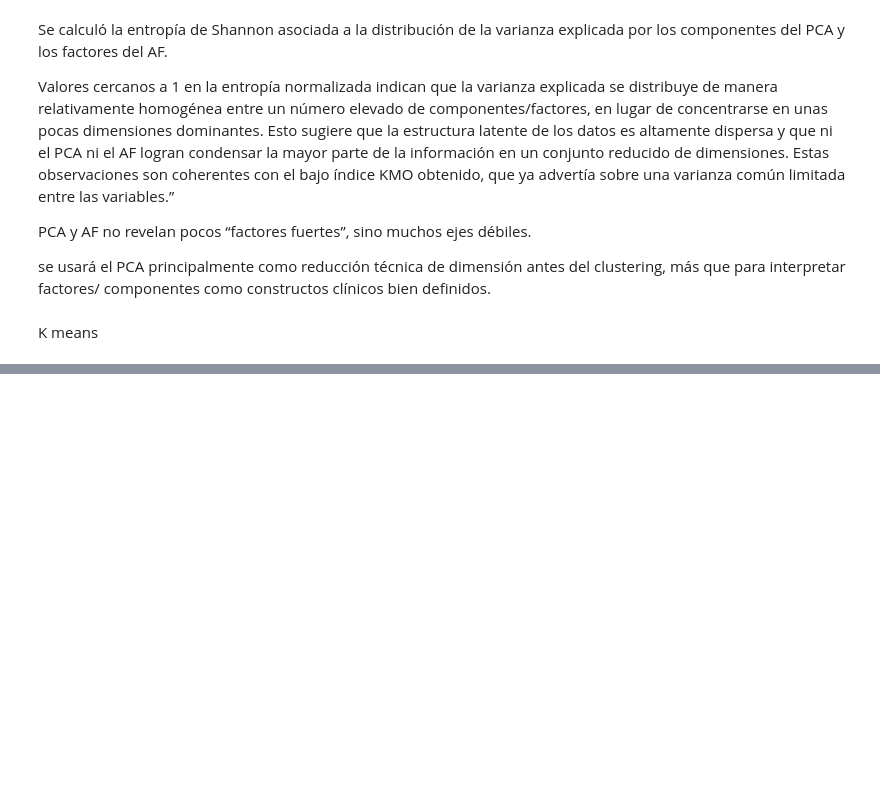
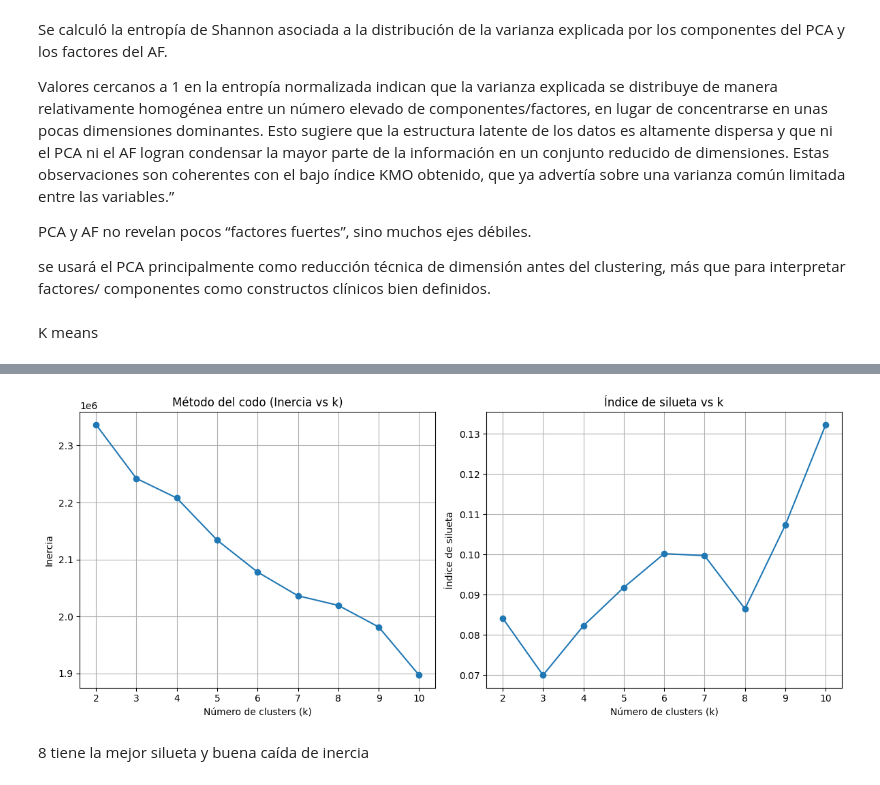
Before and after one commit to kerenslendyrc/Estadistica, a Jupyter notebook: Edpractica1.ipynb, the cells around one changed output, grey strips where cells are left out. Saved outputs shown, nothing was run; the diff lists cells and outputs as text; code cells hidden in the pictures; blank space fills up the shorter version.

```diff
--- a/Edpractica1.ipynb
+++ b/Edpractica1.ipynb
@@ -1057,0 +1077,72 @@ K means
+# %%
+from sklearn.cluster import KMeans
+from sklearn.metrics import silhouette_score
+import matplotlib.pyplot as plt
+
+# ------------------------------------------------------------------
+# 1) Escogemos con qué matriz trabajar para elegir k
+#    Usamos la muestra proyectada en PCA (más ligera).
+# ------------------------------------------------------------------
+X_clust = X_pca_sample
+
+# Si quieres, podrías usar X_pca_full, pero será más pesado.
+print("Shape de X_clust (para búsqueda de k):", X_clust.shape)
+
+# ------------------------------------------------------------------
+# 2) Rango de k a evaluar
+# ------------------------------------------------------------------
+k_values = range(2, 11)  # k = 2,3,...,10  (ajusta si quieres)
+inertias = []
+silhouettes = []
+
+# Para el cálculo de silueta, usamos una submuestra si hay demasiadas filas
+max_muestras_silhouette = 20000
+n_muestras_silhouette = min(max_muestras_silhouette, X_clust.shape[0])
+idx_sil = np.random.choice(X_clust.shape[0], size=n_muestras_silhouette, replace=False)
+X_sil = X_clust[idx_sil]
+
+for k in k_values:
+    print(f"Entrenando KMeans con k = {k}...")
+    kmeans = KMeans(
+        n_clusters=k,
+        init="k-means++",
+        n_init=10,       # número de inicializaciones diferentes
+        max_iter=300,
+        random_state=0
+    )
+
+    labels = kmeans.fit_predict(X_clust)
+
+    # Inercia (suma de cuadrados intra-cluster)
+    inertia_k = kmeans.inertia_
+    inertias.append(inertia_k)
+
+    # Silueta (usamos la submuestra para que no explote el tiempo)
+    labels_sil = labels[idx_sil]
+    sil_k = silhouette_score(X_sil, labels_sil, metric="euclidean")
+    silhouettes.append(sil_k)
+
+    print(f"   Inercia: {inertia_k:.2f} | Silueta: {sil_k:.4f}")
+
+# ------------------------------------------------------------------
+# 3) Gráficas: Método del codo + índice de silueta
+# ------------------------------------------------------------------
+plt.figure(figsize=(12, 5))
+
+plt.subplot(1, 2, 1)
+plt.plot(list(k_values), inertias, marker="o")
+plt.xlabel("Número de clusters (k)")
+plt.ylabel("Inercia")
+plt.title("Método del codo (Inercia vs k)")
+plt.grid(True)
+
+plt.subplot(1, 2, 2)
+plt.plot(list(k_values), silhouettes, marker="o")
+plt.xlabel("Número de clusters (k)")
+plt.ylabel("Índice de silueta")
+plt.title("Índice de silueta vs k")
+plt.grid(True)
+
+plt.tight_layout()
+plt.show()
+# %% [output]
@@ -1057,0 +1168,3 @@ K means
+[figure, added]
+# %% [markdown]
+8 tiene la mejor silueta y buena caída de inercia
```
Also changed, not shown: parts of 79 cells of this notebook.
